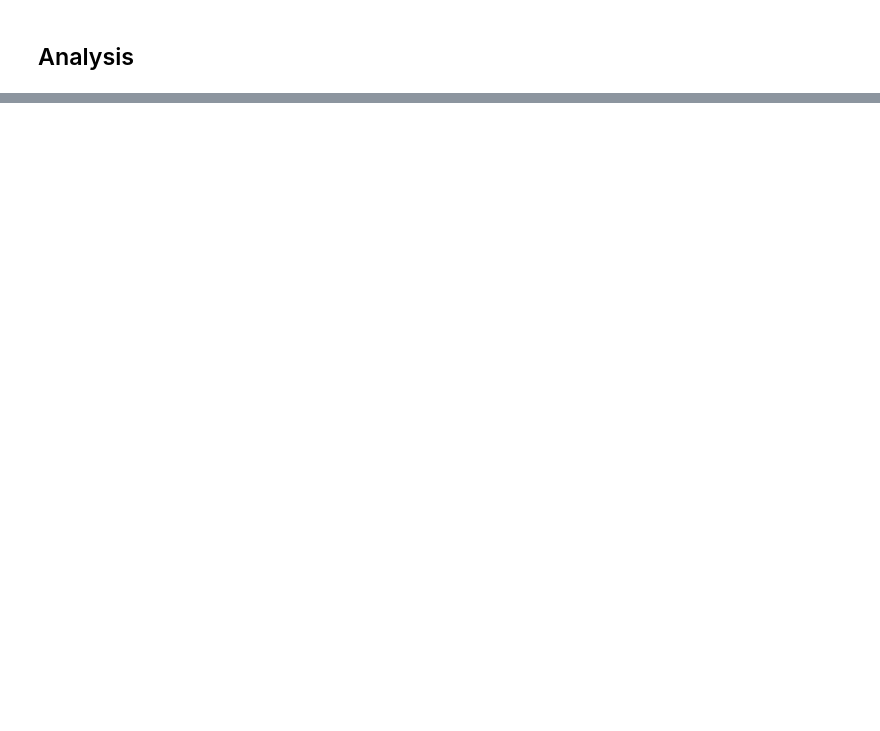
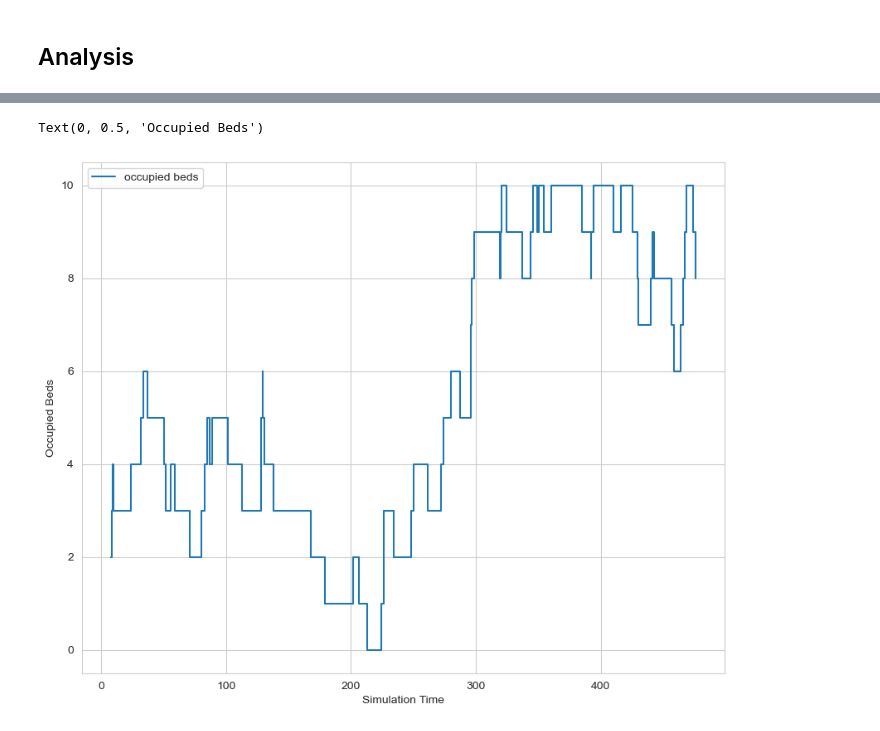
Before and after one commit to CSampsonSomersetFT/SurgicalForecastingTool, a Jupyter notebook: simulation_framework_simpy.ipynb, the cells around one changed output, grey strips where cells are left out. Cells and saved outputs as stored; diff of their text form; code cells hidden in the pictures; blank space fills up the shorter version.

```diff
--- a/simulation_framework_simpy.ipynb
+++ b/simulation_framework_simpy.ipynb
@@ -406 +555,20 @@ Text(0, 0.5, 'Occupied Theatres')
+# %%
+metrics["beds"].sort(key=lambda e: (e[0], e[1]))
+
+bed_events = np.array(metrics["beds"])
+beds = bed_events[:, 1]
+df_beds = pd.DataFrame(np.hstack([bed_events, beds.reshape((-1, 1))]), columns=["Simulation time", "Change", "Occupied beds"]).drop_duplicates(subset="Simulation time", keep='last')
+
+
+
+fig, ax = plt.subplots(1,1, sharex=True)
+fig.set_figheight(8)
+fig.set_figwidth(10)
+
+sns.lineplot(df_beds, x="Simulation time", y="Occupied beds", drawstyle='steps-post', label="occupied beds", ax=ax)
+ax.set_xlabel("Simulation Time")
+ax.set_ylabel("Occupied Beds")
+# %% [output]
+Text(0, 0.5, 'Occupied Beds')
+[figure, added]
 # %%
```
Also changed, not shown: parts of 24 cells of this notebook.
